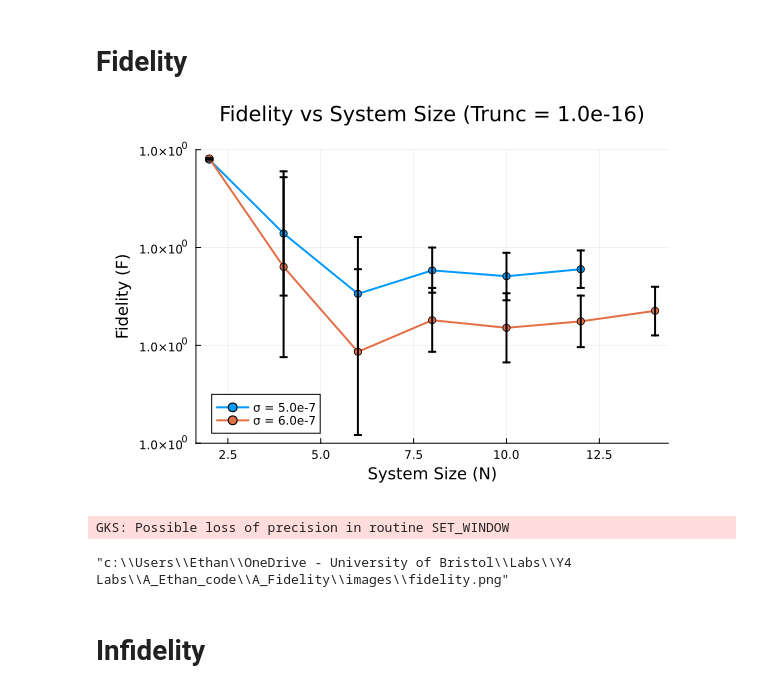
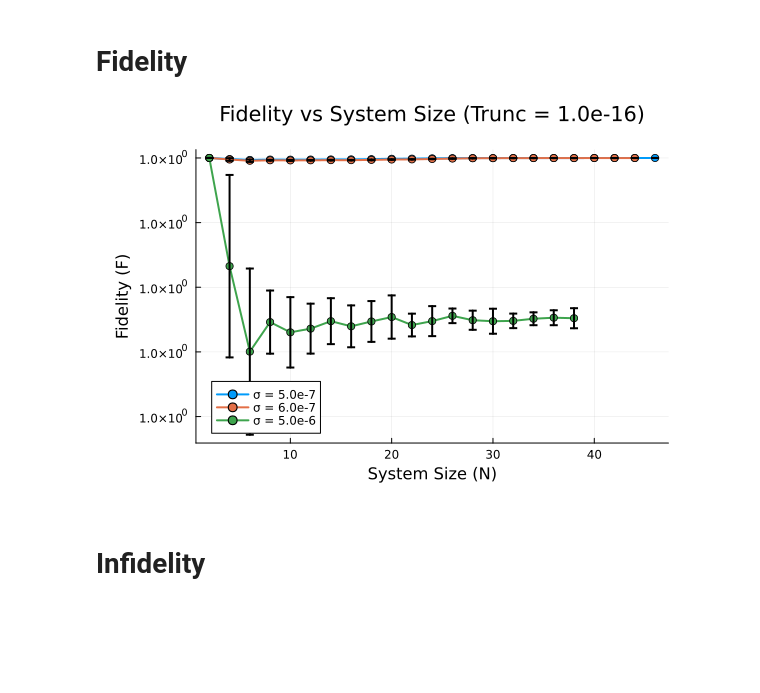
Before and after one commit to JuicerOfApples/FYRP, a Jupyter notebook: A_Fidelity/fid_analysis.ipynb, the cells around one changed output. Cells and saved outputs as stored; diff of their text form; code cells hidden in the pictures; blank space fills up the shorter version.

Commit message:
new data? maybe this one works

```diff
--- a/A_Fidelity/fid_analysis.ipynb
+++ b/A_Fidelity/fid_analysis.ipynb
@@ -71,5 +74,5 @@ Dict{String, Any}("s05_avg" => [0.6931471805599453, 0.9808293603623721, 1.163151
 # %%
-target_sigmas = [0.0, 5e-7, 6e-7]
+target_sigmas = union([0.0], sigma_values_with_spike)
 target_trunc = 1e-16
 
 p_bd = plot(
@@ -118,0 +534,39 @@ Warning: Data not found for Trunc = 1.0e-16, σ = 0.0
+# %%
+target_sigmas = [0.0, 2e-6]
+target_trunc = 1e-16
+
+p_s0 = plot(
+    title = "Hartley Entropy vs System Size (Trunc = $target_trunc)",
+    xlabel = "System Size (N)",
+    ylabel = "Hartley Entropy (S_0)",
+    legend = :topleft,
+    # xscale = :log10,
+    margin = 5Plots.mm,
+    grid = true
+)
+
+for σ in target_sigmas
+    if haskey(all_data, target_trunc) && haskey(all_data[target_trunc], σ)
+        data = all_data[target_trunc][σ]
+
+        N_range = data["N_range"]
+        s0_entropy = data["s0_avg"]
+
+        mask = s0_entropy .> 0.0
+
+        valid_N = N_range[mask]
+        valid_ent = s0_entropy[mask]
+
+        if !isempty(valid_ent)
+            plot!(p_s0, valid_N, valid_ent,
+                label = "σ = $(σ)",
+                marker = :circle,
+                linewidth = 2)
+
+        end
+    else
+        println("Warning: Data not found for Trunc = $target_trunc, σ = $σ")
+    end
+end
+
+display(p_s0)
@@ -119,7 +575,7 @@ Warning: Data not found for Trunc = 1.0e-16, σ = 0.0
 # %% [markdown]
 # Fidelity
 # %%
-target_sigmas = [5e-7, 6e-7]
+target_sigmas = [5e-7, 6e-7, 5e-6]
 target_trunc = 1e-16
 
 p_fid = plot(
@@ -134,36 +590,33 @@ p_fid = plot(
 for σ in target_sigmas
     if haskey(all_data, target_trunc) && haskey(all_data[target_trunc], σ)
         data = all_data[target_trunc][σ]
 
         N_full = data["N_range"]
         # We use the bond dimension > 0 as a universal mask for "completed runs"
         mask = data["avg_arr"] .> 0
 
         N_vals = N_full[mask]
         fid_avg = data["fid_avg"][mask]
         fid_err_full = data["fid_err"]
 
         if σ == 0.0
             err_bars = nothing
         else
             err_bars = fid_err_full[mask]
         end
 
         plot!(p_fid, N_vals, fid_avg,
             yerror = err_bars,
             label = "σ = $(σ)",
             marker = :circle,
             linewidth = 2)
     else
         println("Warning: Data not found for Trunc = $target_trunc, σ = $σ")
     end
 end
 
 display(p_fid)
-savefig(p_fid, joinpath("images", "fidelity.png"))
 # %% [output]
-[figure, old version]
+[figure, new version]
-GKS: Possible loss of precision in routine SET_WINDOW
-"c:\\Users\\Ethan\\OneDrive - University of Bristol\\Labs\\Y4 Labs\\A_Ethan_code\\A_Fidelity\\images\\fidelity.png"
 # %% [markdown]
 # Infidelity
```
Also changed, not shown: parts of 20 cells of this notebook, 25 other files.
